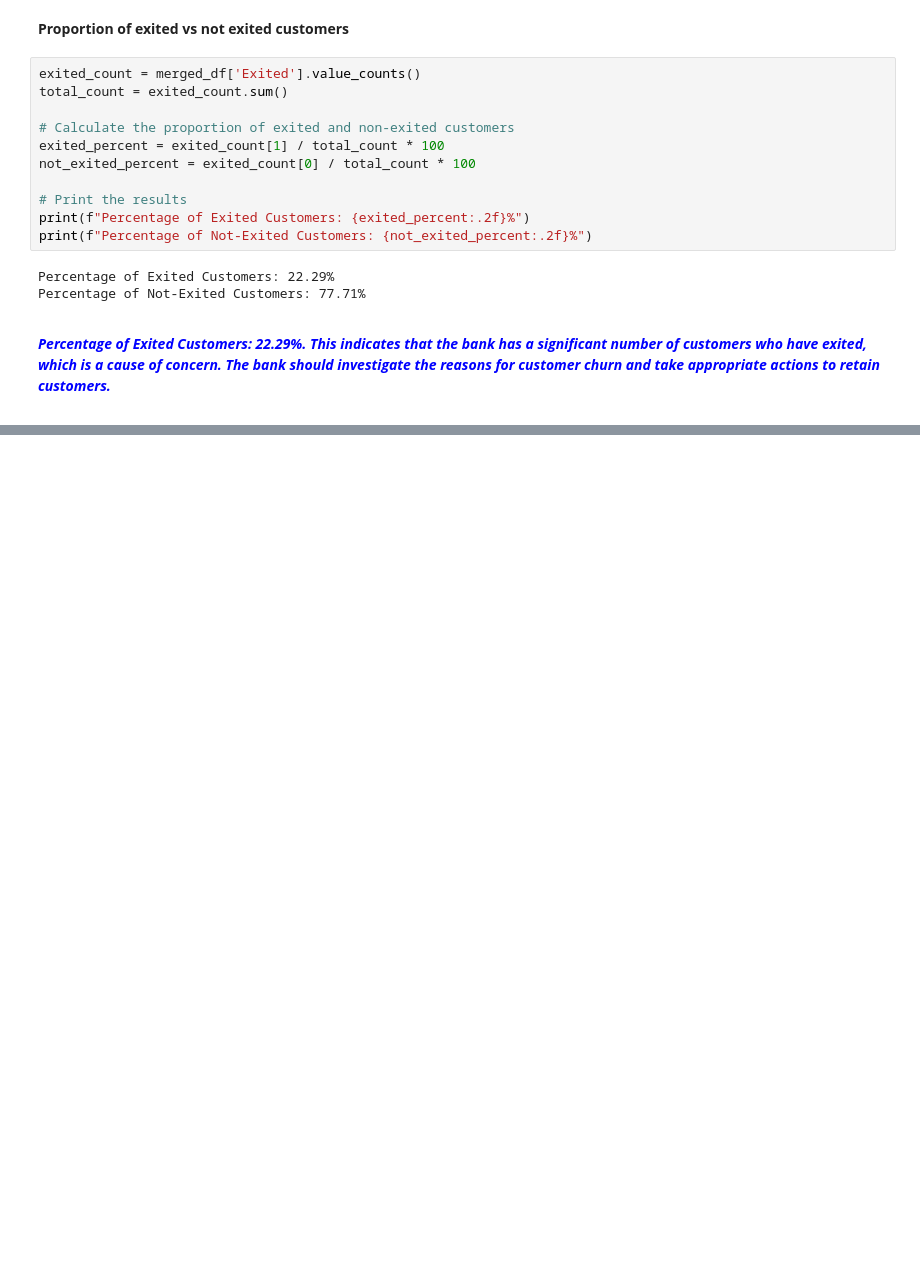
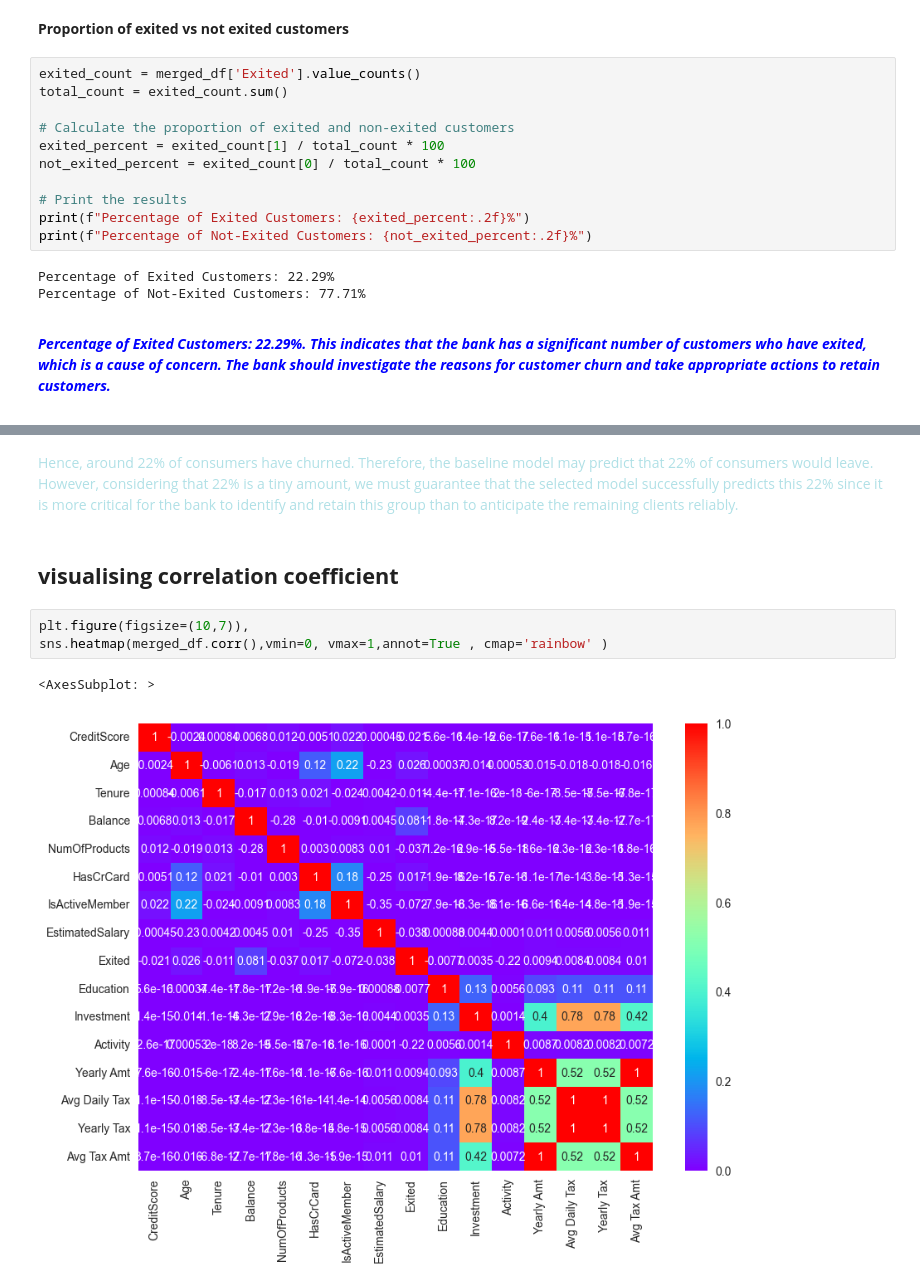
Before and after one commit to EmilyCaroline/BankCustomerChurnPrediction, a Jupyter notebook: bankcustomerchurn.ipynb, the cells around one changed output, grey strips where cells are left out. Saved outputs shown, nothing was run; the diff lists cells and outputs as text; blank space fills up the shorter version.

```diff
--- a/bankcustomerchurn.ipynb
+++ b/bankcustomerchurn.ipynb
@@ -411,0 +434,11 @@ Percentage of Not-Exited Customers: 77.71%
+# %% [markdown]
+<p style="color:powderblue">
+Hence, around 22% of consumers have churned. Therefore, the baseline model may predict that 22% of consumers would leave. However, considering that 22% is a tiny amount, we must guarantee that the selected model successfully predicts this 22% since it is more critical for the bank to identify and retain this group than to anticipate the remaining clients reliably.
+# %% [markdown]
+## **visualising correlation coefficient**
+# %%
+plt.figure(figsize=(10,7)),
+sns.heatmap(merged_df.corr(),vmin=0, vmax=1,annot=True , cmap='rainbow' )
+# %% [output]
+<AxesSubplot: >
+[figure, added]
```
Also changed, not shown: parts of 14 cells of this notebook.
